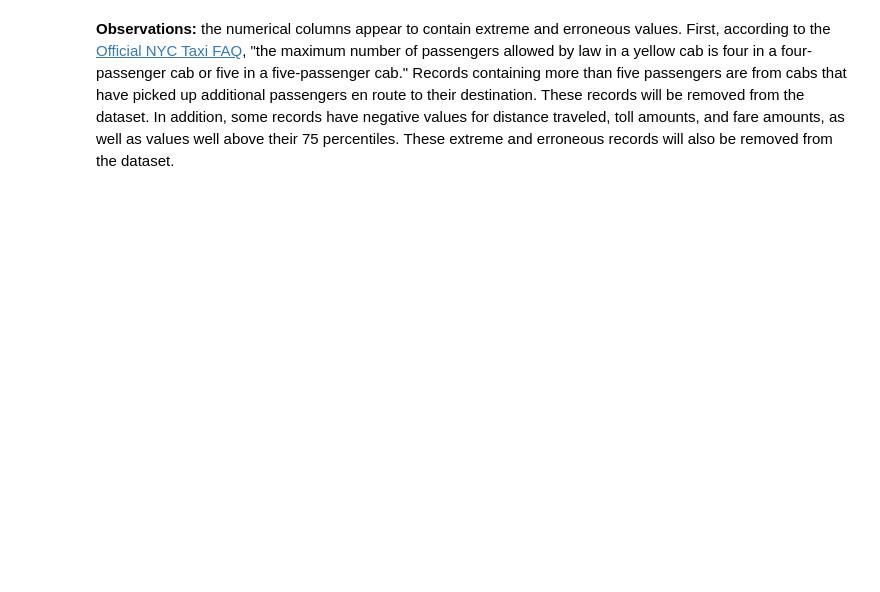
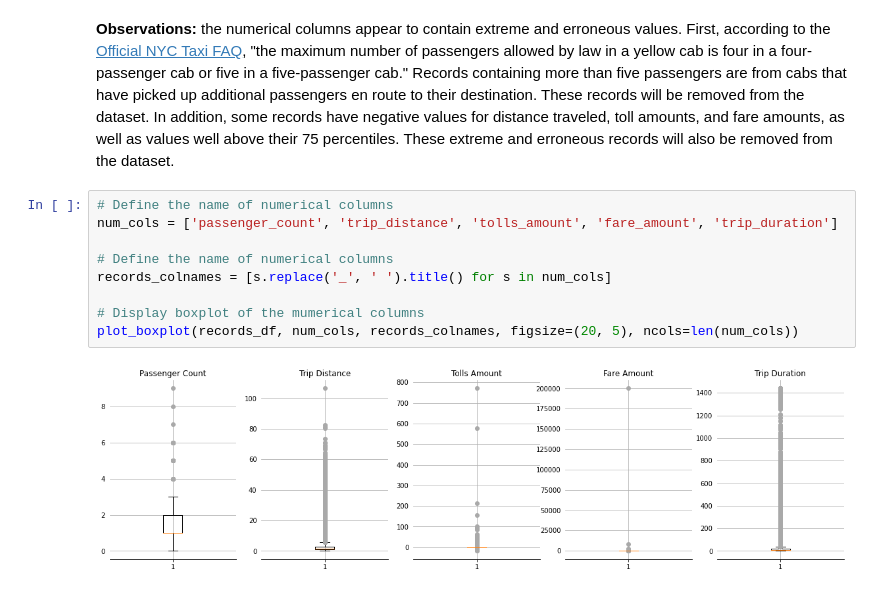
Before and after one commit to strickert/EPFL_ML, a Jupyter notebook: 01-data_preparation_II.ipynb, the cells around one changed output. Drawn from its saved outputs; the diff is of its cells as text; blank space fills up the shorter version.

```diff
--- a/01-data_preparation_II.ipynb
+++ b/01-data_preparation_II.ipynb
@@ -255,2 +307,13 @@ records_df.describe().round(2)
 # %% [markdown]
 **Observations:** the numerical columns appear to contain extreme and erroneous values. First, according to the [Official NYC Taxi FAQ](https://www1.nyc.gov/site/tlc/passengers/passenger-frequently-asked-questions.page), "the maximum number of passengers allowed by law in a yellow cab is four in a four-passenger cab or five in a five-passenger cab." Records containing more than five passengers are from cabs that have picked up additional passengers en route to their destination. These records will be removed from the dataset. In addition, some records have negative values for distance traveled, toll amounts, and fare amounts, as well as values well above their 75 percentiles. These extreme and erroneous records will also be removed from the dataset.
+# %%
+# Define the name of numerical columns
+num_cols = ['passenger_count', 'trip_distance', 'tolls_amount', 'fare_amount', 'trip_duration']
+
+# Define the name of numerical columns
+records_colnames = [s.replace('_', ' ').title() for s in num_cols]
+
+# Display boxplot of the mumerical columns
+plot_boxplot(records_df, num_cols, records_colnames, figsize=(20, 5), ncols=len(num_cols))
+# %% [output]
+[figure, added]
```
Also changed, not shown: parts of 30 cells of this notebook, 4 other files.
